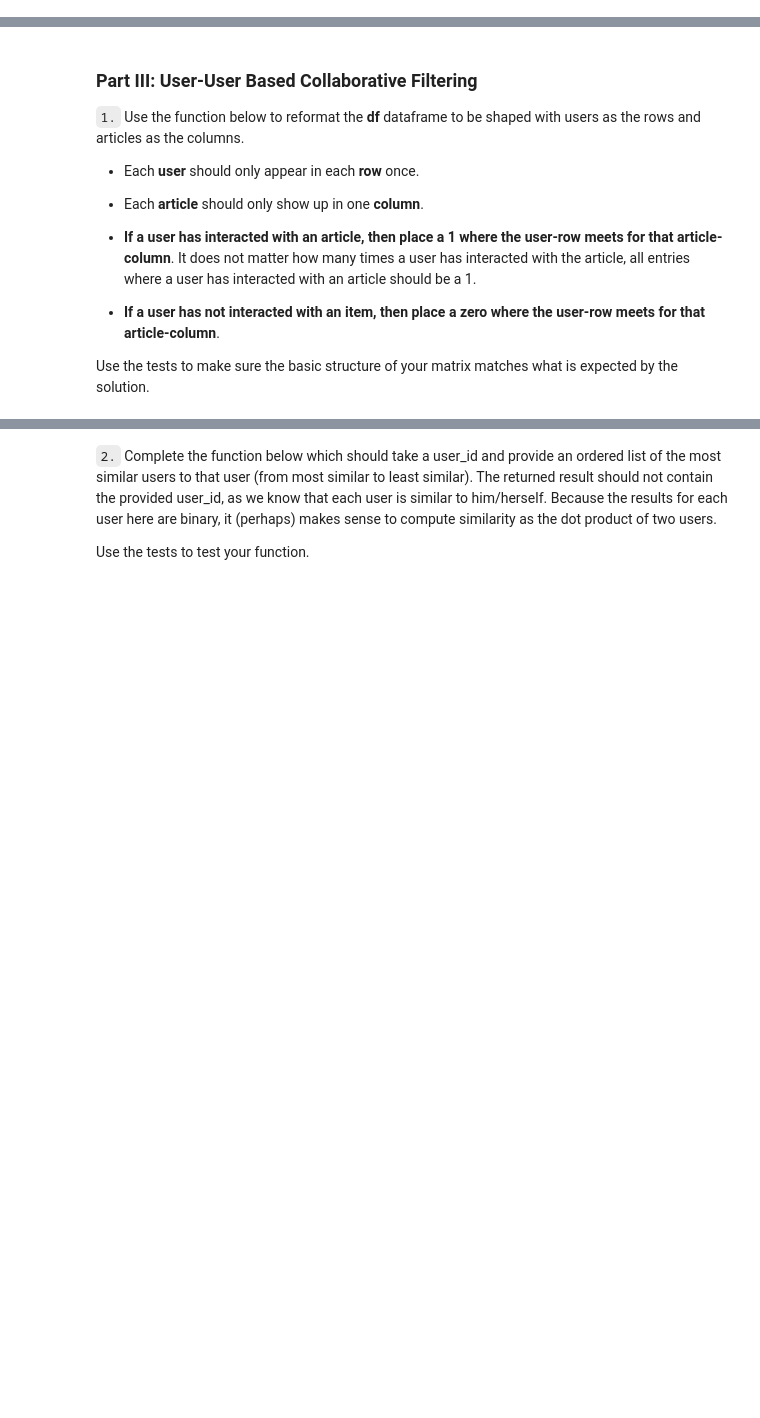
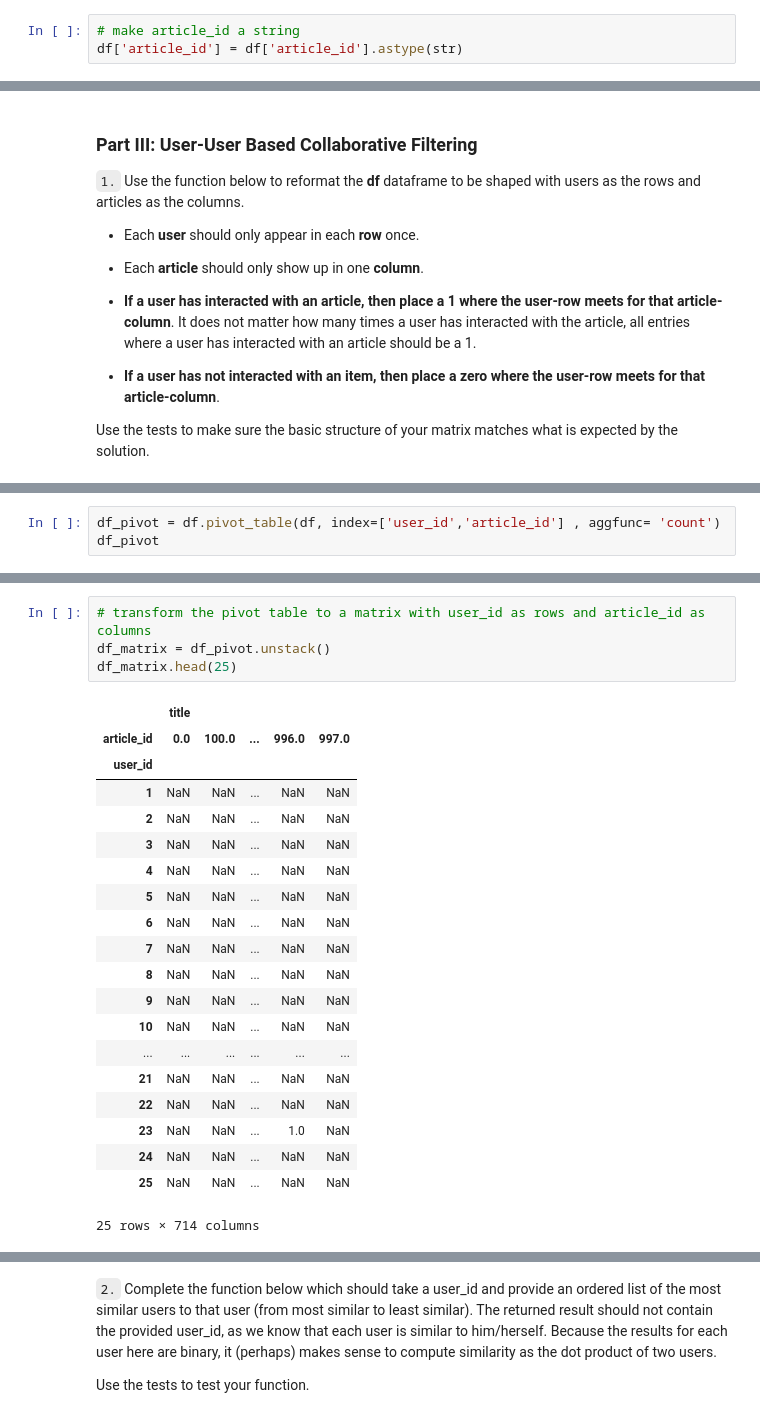
Before and after one commit to hen-wg/udacity_recommendation_engine, a Jupyter notebook: Recommendations_with_IBM.ipynb, the cells around one changed output, grey strips where cells are left out. Saved outputs shown, nothing was run; the diff lists cells and outputs as text; blank space fills up the shorter version.

```diff
--- a/Recommendations_with_IBM.ipynb
+++ b/Recommendations_with_IBM.ipynb
@@ -536,3 +559,6 @@ df.head()
+# %%
+# make article_id a string
+df['article_id'] = df['article_id'].astype(str)
 # %%
 ## If you stored all your results in the variable names above,
 ## you shouldn't need to change anything in this cell
@@ -631,0 +683,3 @@ Use the tests to make sure the basic structure of your matrix matches what is ex
+# %%
+df_pivot = df.pivot_table(df, index=['user_id','article_id'] , aggfunc= 'count')
+df_pivot
@@ -631,0 +701,25 @@ Use the tests to make sure the basic structure of your matrix matches what is ex
+# %%
+# transform the pivot table to a matrix with user_id as rows and article_id as columns
+df_matrix = df_pivot.unstack()
+df_matrix.head(25)
+# %% [output]
+|  | title |  |  |  |  |
+| article_id | 0.0 | 100.0 | ... | 996.0 | 997.0 |
+| user_id |  |  |  |  |  |
+| 1 | NaN | NaN | ... | NaN | NaN |
+| 2 | NaN | NaN | ... | NaN | NaN |
+| 3 | NaN | NaN | ... | NaN | NaN |
+| 4 | NaN | NaN | ... | NaN | NaN |
+| 5 | NaN | NaN | ... | NaN | NaN |
+| 6 | NaN | NaN | ... | NaN | NaN |
+| 7 | NaN | NaN | ... | NaN | NaN |
+| 8 | NaN | NaN | ... | NaN | NaN |
+| 9 | NaN | NaN | ... | NaN | NaN |
+| 10 | NaN | NaN | ... | NaN | NaN |
+| ... | ... | ... | ... | ... | ... |
+| 21 | NaN | NaN | ... | NaN | NaN |
+| 22 | NaN | NaN | ... | NaN | NaN |
+| 23 | NaN | NaN | ... | 1.0 | NaN |
+| 24 | NaN | NaN | ... | NaN | NaN |
+| 25 | NaN | NaN | ... | NaN | NaN |
+25 rows × 714 columns
```
Also changed, not shown: parts of 41 cells of this notebook.
